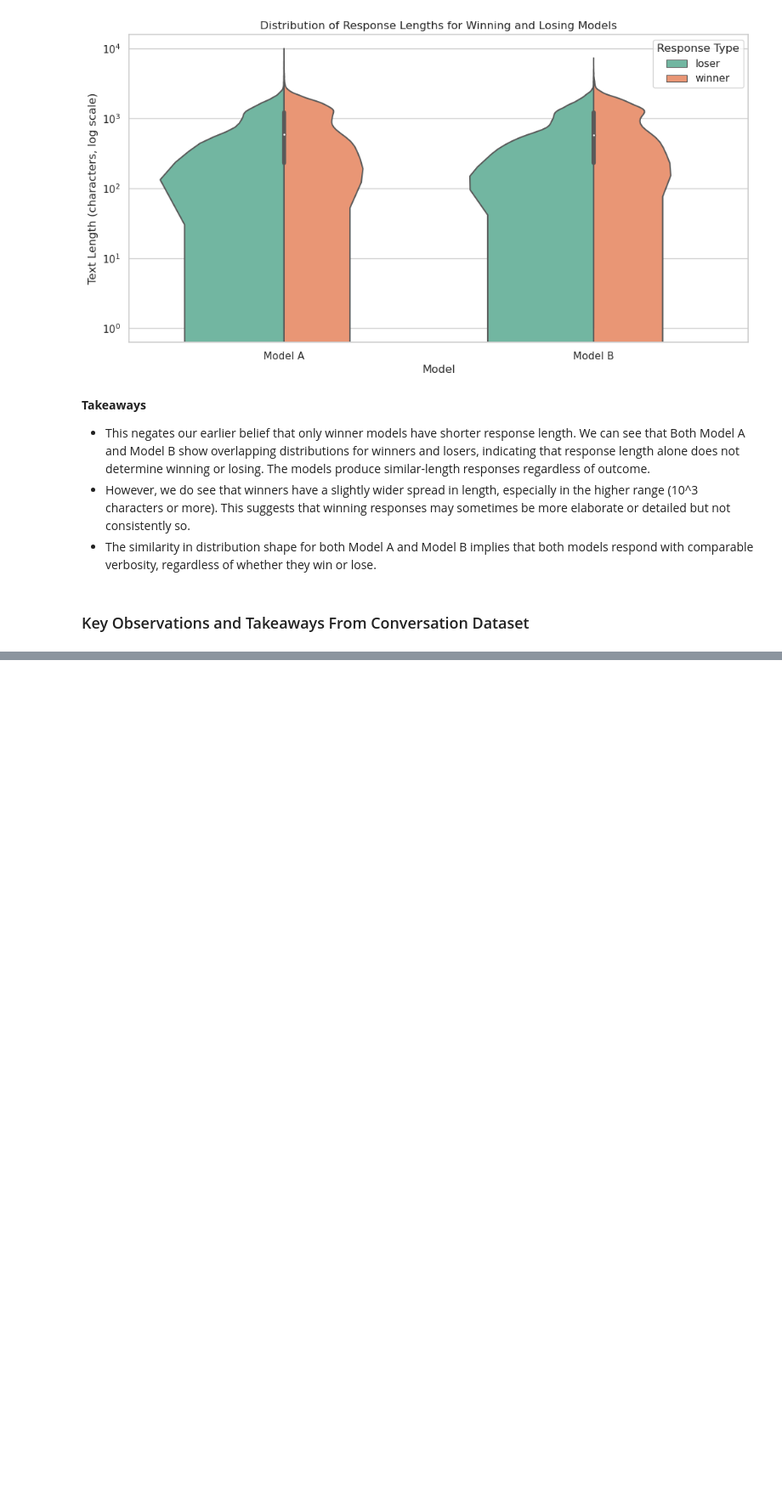
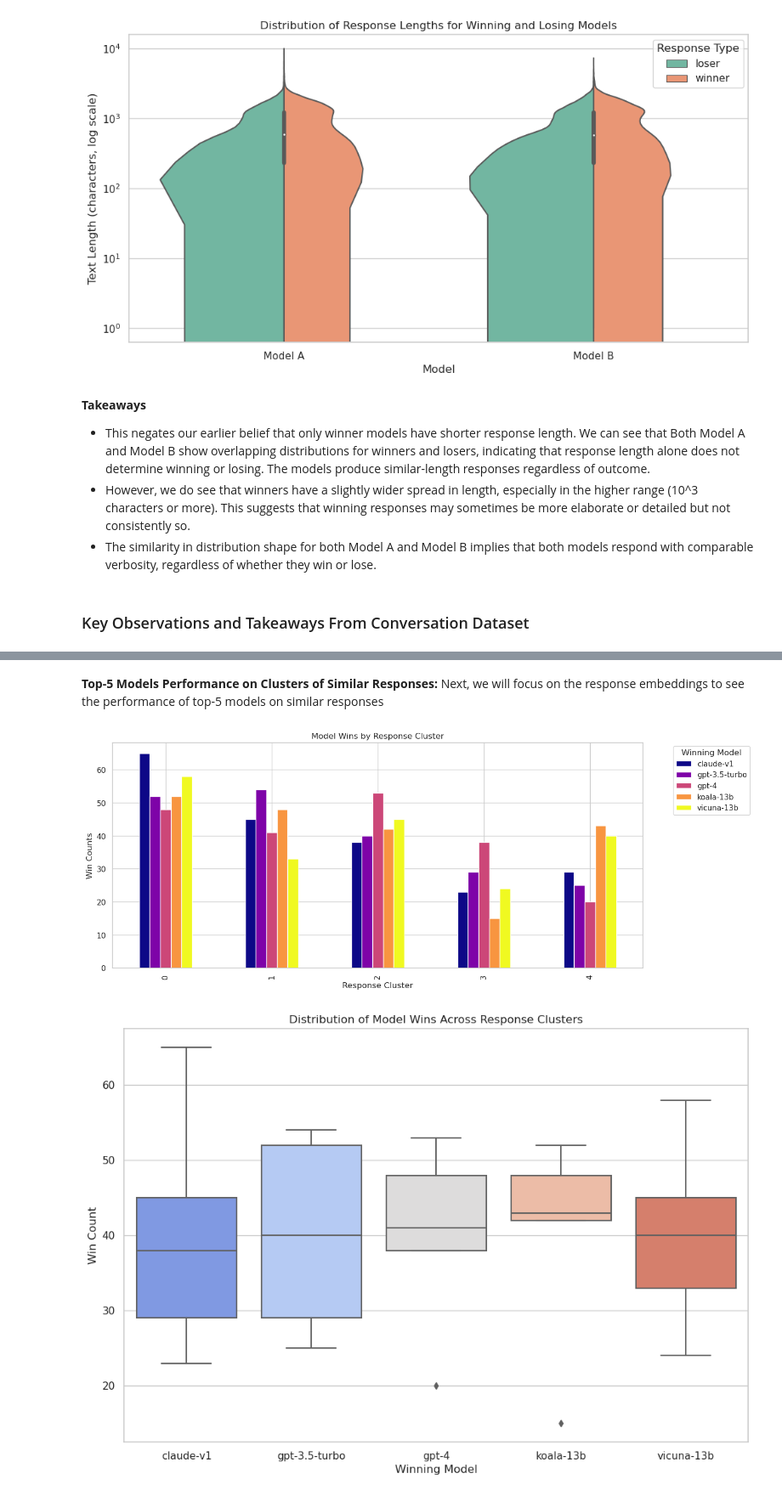
Before and after one commit to rigpin2014/Data200_GradPro, a Jupyter notebook: Milestone 2/nlp-combined-eda.ipynb, the cells around one changed output, grey strips where cells are left out. Shown at 85% size. Saved outputs shown, nothing was run; the diff lists cells and outputs as text; code cells hidden in the pictures; blank space fills up the shorter version.

```diff
--- a/Milestone 2/nlp-combined-eda.ipynb
+++ b/Milestone 2/nlp-combined-eda.ipynb
@@ -522,0 +889,50 @@ Yes, in some cases, models perform differently depending on whether they’re in
+# %% [markdown]
+**Top-5 Models Performance on Clusters of Similar Responses:** Next, we will focus on the response embeddings to see the performance of top-5 models on similar responses
+# %%
+# Stack response embeddings from both model_a and model_b responses for clustering
+all_response_embeddings = np.vstack([
+    np.vstack(sample_conversation['model_a_response_embedding'].values),
+    np.vstack(sample_conversation['model_b_response_embedding'].values)
+])
+
+# Perform clustering (e.g., using 5 clusters)
+n_clusters = 5
+kmeans = KMeans(n_clusters=n_clusters, random_state=42)
+response_clusters = kmeans.fit_predict(all_response_embeddings)
+
+# Assign clusters back to the original dataframe for each model's response
+sample_conversation['model_a_response_cluster'] = response_clusters[:len(sample_conversation)]
+sample_conversation['model_b_response_cluster'] = response_clusters[len(sample_conversation):]
+
+# Assign the response cluster based on the winning model's response embedding cluster
+sample_conversation['winning_response_cluster'] = np.where(
+    sample_conversation['winner_model'] == sample_conversation['model_a'],
+    sample_conversation['model_a_response_cluster'],
+    sample_conversation['model_b_response_cluster']
+)
+
+# Group by response cluster of the winning model and the winning model itself
+model_wins_by_cluster = sample_conversation.groupby(['winning_response_cluster', 'winner_model']).size().unstack(fill_value=0)
+# %%
+# Plot grouped bar chart
+model_wins_by_cluster.plot(kind='bar', figsize=(14, 6), colormap='plasma')
+plt.title("Model Wins by Response Cluster")
+plt.xlabel("Response Cluster")
+plt.ylabel("Win Counts")
+plt.legend(title="Winning Model", bbox_to_anchor=(1.05, 1), loc='upper left')
+plt.show()
+
+
+# Convert the data for a dot plot
+box_data = model_wins_by_cluster.reset_index().melt(id_vars="winning_response_cluster", var_name="Winning Model", value_name="Win Count")
+
+# Plot box plot using seaborn
+plt.figure(figsize=(12, 8))
+sns.boxplot(data=box_data, x="Winning Model", y="Win Count", palette="coolwarm")
+plt.title("Distribution of Model Wins Across Response Clusters")
+plt.xlabel("Winning Model")
+plt.ylabel("Win Count")
+plt.show()
+# %% [output]
+[figure, added]
+[figure, added]
```
Also changed, not shown: parts of 47 cells of this notebook, 1 other file.
